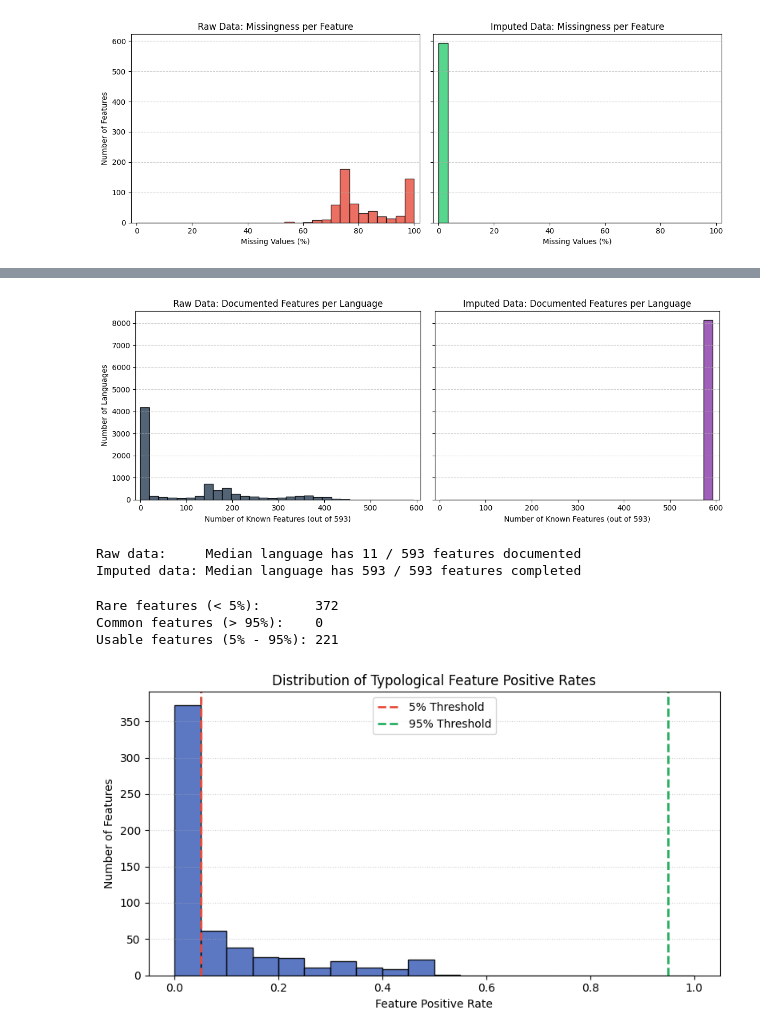
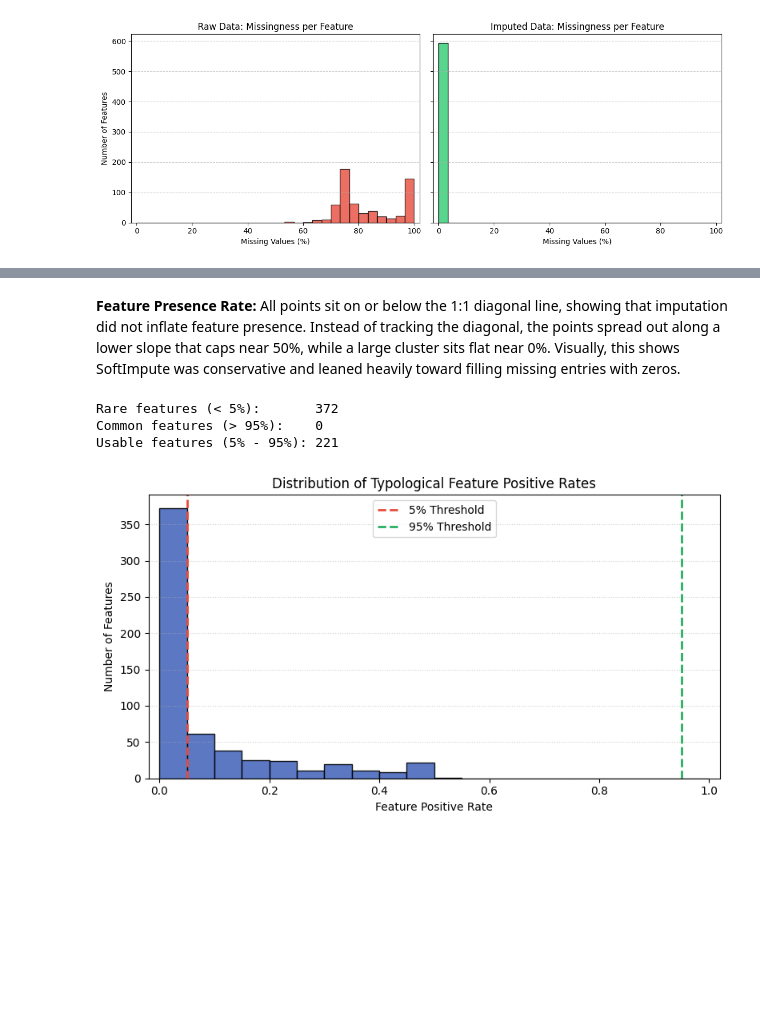
Before and after one commit to Rayan-Alam-UOIT/csci3052u-ml-project, a Jupyter notebook: milestone_2_eda.ipynb, the cells around one changed output, grey strips where cells are left out. Cells and saved outputs as stored; diff of their text form; code cells hidden in the pictures; blank space fills up the shorter version.

Commit message:
Reorder plots and add brief plot descriptions

```diff
--- a/milestone_2_eda.ipynb
+++ b/milestone_2_eda.ipynb
@@ -78,63 +144,37 @@ plt.show()
-# %%
-# Calculate how many features are known (not -1) for each language
-raw_known_per_lang = np.sum(raw_data != -1, axis=1)
-imputed_known_per_lang = np.sum(imputed_data != -1, axis=1)
-
-fig, axes = plt.subplots(1, 2, figsize=(12, 4.5), sharex=True, sharey=True)
-
-# Raw Data Known Features per Language
-axes[0].hist(raw_known_per_lang, bins=30, range=(0, num_features), color='#34495e', edgecolor='black', alpha=0.85)
-axes[0].set_title('Raw Data: Documented Features per Language')
-axes[0].set_xlabel(f'Number of Known Features (out of {num_features})')
-axes[0].set_ylabel('Number of Languages')
-axes[0].grid(axis='y', linestyle='--', alpha=0.6)
-
-# Imputed Data Known Features per Language
-axes[1].hist(imputed_known_per_lang, bins=30, range=(0, num_features), color='#8e44ad', edgecolor='black', alpha=0.85)
-axes[1].set_title('Imputed Data: Documented Features per Language')
-axes[1].set_xlabel(f'Number of Known Features (out of {num_features})')
-axes[1].grid(axis='y', linestyle='--', alpha=0.6)
-
-plt.xlim(-10, num_features + 15)
-plt.tight_layout()
-plt.show()
-
-print(f"Raw data:     Median language has {np.median(raw_known_per_lang):.0f} / {num_features} features documented")
-print(f"Imputed data: Median language has {np.median(imputed_known_per_lang):.0f} / {num_features} features completed")
-# %% [output]
-[figure, old version]
-Raw data:     Median language has 11 / 593 features documented
-Imputed data: Median language has 593 / 593 features completed
+# %% [markdown]
+**Feature Presence Rate:**
+All points sit on or below the 1:1 diagonal line, showing that imputation did not inflate feature presence. Instead of tracking the diagonal, the points spread out along a lower slope that caps near 50%, while a large cluster sits flat near 0%. Visually, this shows SoftImpute was conservative and leaned heavily toward filling missing entries with zeros.
 # %%
 # Calculate positive rate across languages for imputed data
 pos_rates = np.nanmean(imputed_data_valid, axis=0)
 
 # Count rare, common and usable features
 rare_features = np.sum(pos_rates < 0.05)
 common_features = np.sum(pos_rates > 0.95)
 usable_features = np.sum((pos_rates >= 0.05) & (pos_rates <= 0.95))
 
 print(f"Rare features (< 5%):       {rare_features}")
 print(f"Common features (> 95%):    {common_features}")
 print(f"Usable features (5% - 95%): {usable_features}")
 
 
 plt.figure(figsize=(8, 4.5))
 plt.hist(pos_rates, bins=20, range=(0, 1), color='#4a69bd', edgecolor='black', alpha=0.9)
 
 plt.axvline(x=0.05, color='#e74c3c', linestyle='--', linewidth=2, label='5% Threshold')
 plt.axvline(x=0.95, color='#27ae60', linestyle='--', linewidth=2, label='95% Threshold')
 
 plt.title('Distribution of Typological Feature Positive Rates')
 plt.xlabel('Feature Positive Rate')
 plt.ylabel('Number of Features')
 plt.legend(loc='upper center')
 plt.grid(axis='y', linestyle=':', alpha=0.6)
 
+plt.xlim(-0.02, 1.02)
 plt.tight_layout()
 plt.show()
 # %% [output]
 Rare features (< 5%):       372
 Common features (> 95%):    0
 Usable features (5% - 95%): 221
-[figure, old version]
+[figure, new version]
```
Also changed, not shown: parts of 11 cells of this notebook.
